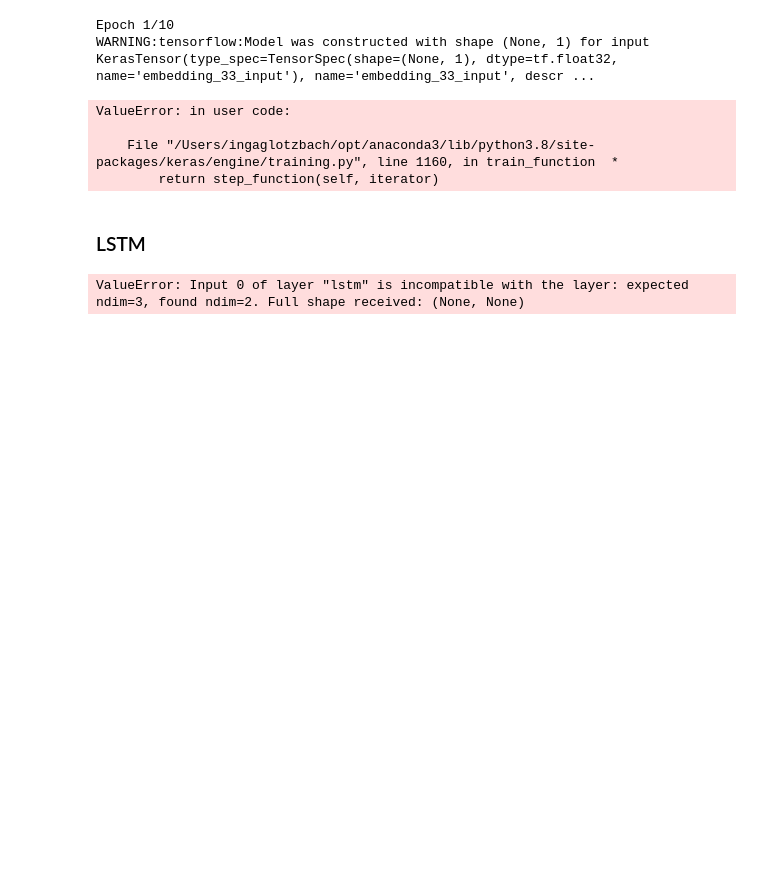
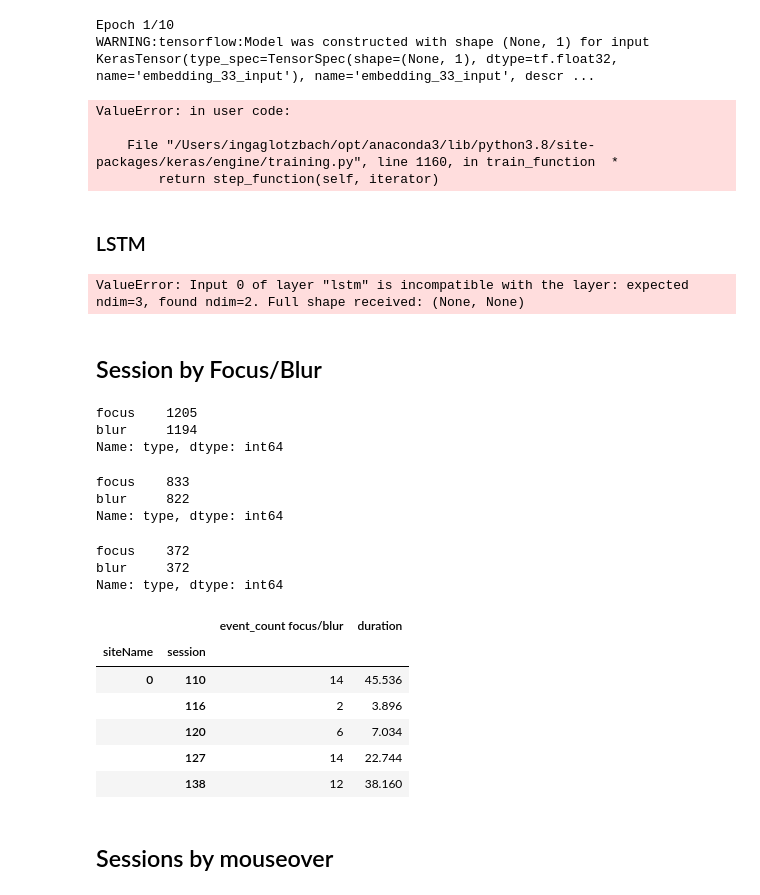
Before and after one commit to IngaGlotzbach/Master-AI, a Jupyter notebook: Model/modelTraining.ipynb, the cells around one changed output. Saved outputs shown, nothing was run; the diff lists cells and outputs as text; code cells hidden in the pictures; blank space fills up the shorter version.

```diff
--- a/Model/modelTraining.ipynb
+++ b/Model/modelTraining.ipynb
@@ -21,3 +18,0 @@ df_data = pd.read_pickle('fullCleanedData.pkl')
-# %%
-pd.set_option('display.max_columns', None)
-pd.set_option('display.max_rows', None)
@@ -911,3 +798,52 @@ rnn_model.fit(X_time_Train, Y_time_Train, epochs=10)
 predictions = rnn_model.predict(X_time_Test)
 # %% [output]
 ValueError: Input 0 of layer "lstm" is incompatible with the layer: expected ndim=3, found ndim=2. Full shape received: (None, None)
+# %% [markdown]
+## Session by Focus/Blur
+# %%
+df_focus = pd.read_pickle('CleanedDataWithIds.pkl')
+df_focus = df_focus.drop([ 'height', 'width', 'clientX', 'clientY', 'timeStamp' ], axis=1)
+df_focus= df_focus.sort_values(by=['date', 'session'], ascending=[True, False])
+df_focus = df_focus.loc[(df_focus['type'] == 'focus') | (df_focus['type'] == 'blur')]
+df_focus = df_focus.loc[(df_focus['elementId'] != 'window')]
+# %%
+helloo = df_focus['type'].value_counts()
+
+helloo.head()
+# %% [output]
+focus    1205
+blur     1194
+Name: type, dtype: int64
+# %%
+hello = df_focus.loc[(df_focus['siteName'] == 1)]
+hello = hello['type'].value_counts()
+hello.head()
+# %% [output]
+focus    833
+blur     822
+Name: type, dtype: int64
+# %%
+hello2 = df_focus.loc[(df_focus['siteName'] == 0) ]
+hello2 = hello2['type'].value_counts()
+hello2.head()
+# %% [output]
+focus    372
+blur     372
+Name: type, dtype: int64
+# %%
+df_focus['date'] = pd.to_datetime(df_focus['date'])
+df_focus['duration'] = df_focus.groupby(['elementId', 'session'])['date'].diff().dt.total_seconds()
+df_result = df_focus.groupby(['siteName', 'session', 'type'])['duration'].agg(['sum', 'size']).reset_index()
+df_result = df_result.groupby(['siteName', 'session']).sum()
+df_result = df_result.rename(columns={'sum': 'duration', 'size': 'event_count focus/blur'})
+df_result = df_result[['event_count focus/blur', 'duration']]
+
+df_result.head()
+# %% [output]
+|  |  | event_count focus/blur | duration |
+| siteName | session |  |  |
+| 0 | 110 | 14 | 45.536 |
+|  | 116 | 2 | 3.896 |
+|  | 120 | 6 | 7.034 |
+|  | 127 | 14 | 22.744 |
+|  | 138 | 12 | 38.160 |
@@ -913,0 +854,2 @@ ValueError: Input 0 of layer "lstm" is incompatible with the layer: expected ndi
+# %% [markdown]
+## Sessions by mouseover
```
Also changed, not shown: parts of 57 cells of this notebook, 23 other files.
